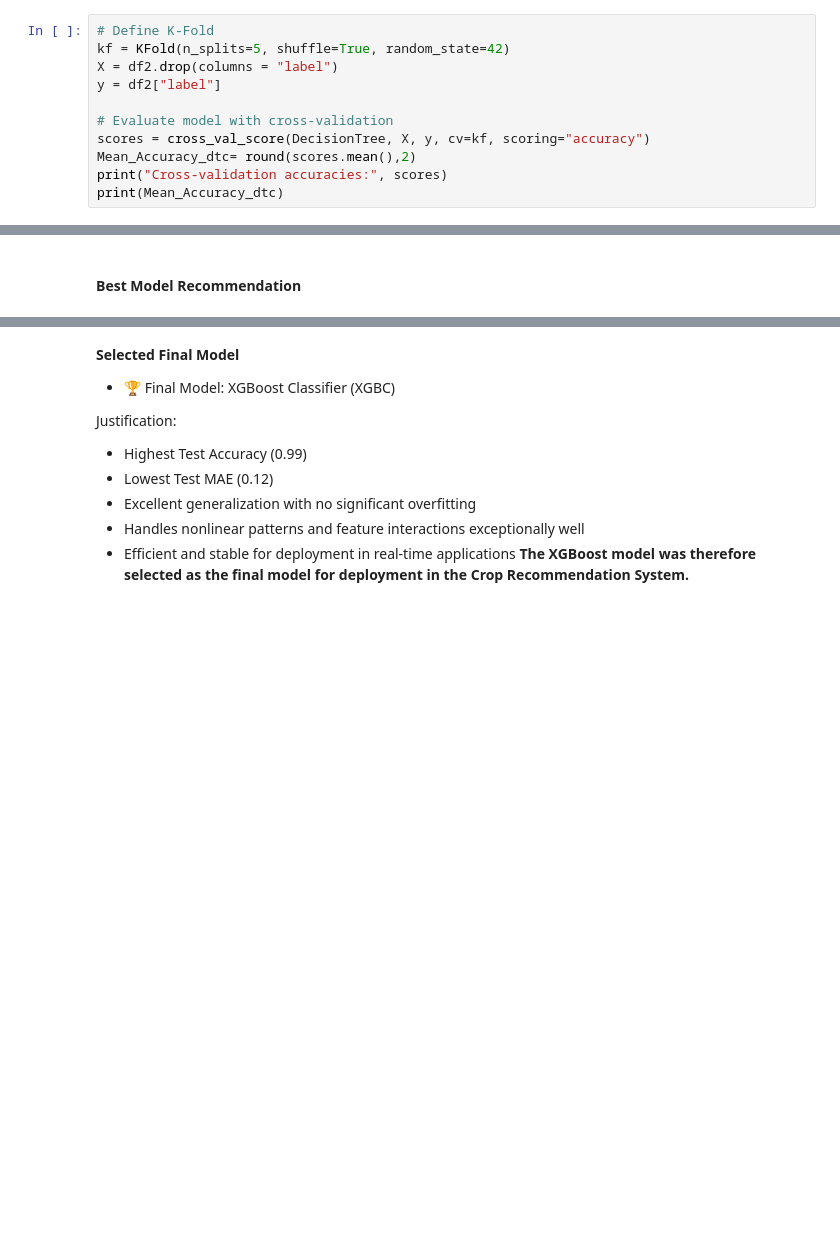
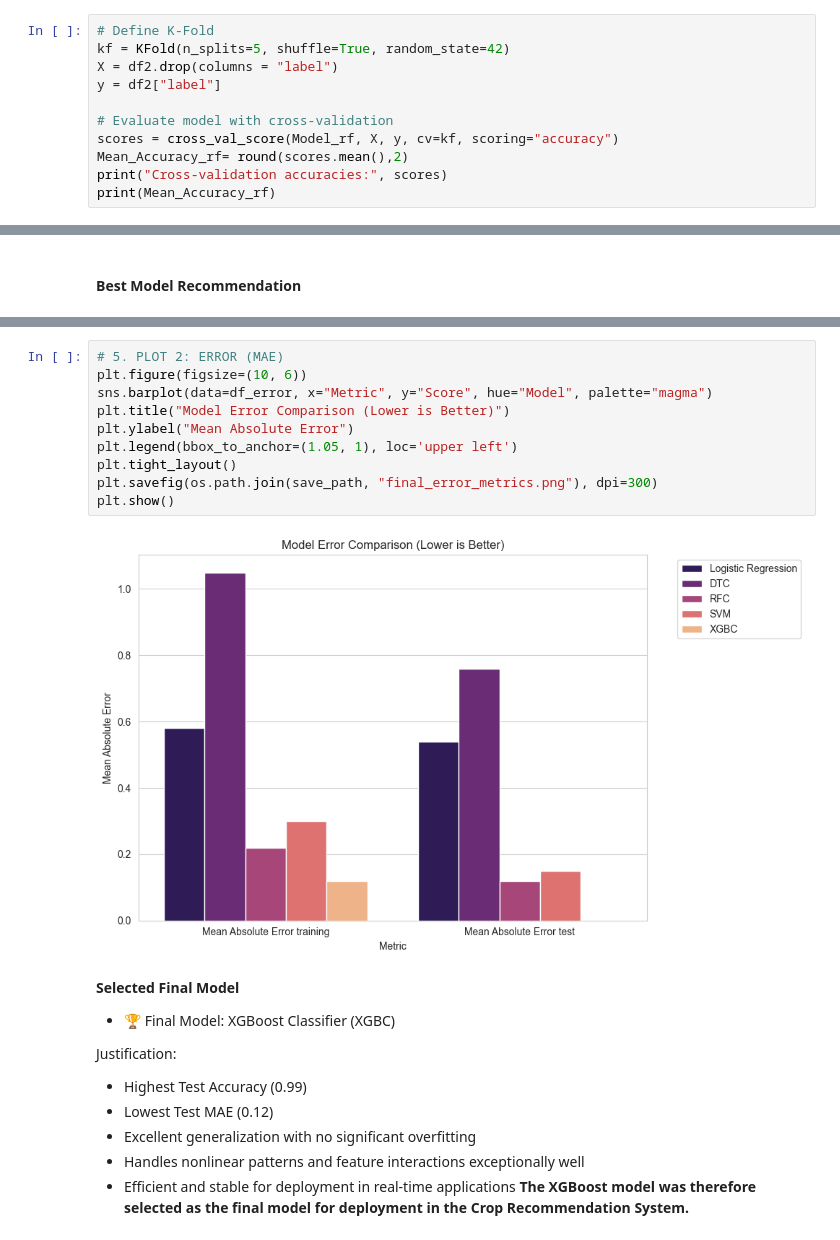
Before and after one commit to aykahsay/Crop-Recommendation-Capstone-Project, a Jupyter notebook: notebooks/02_model_training._model_selection.ipynb, the cells around one changed output, grey strips where cells are left out. Saved outputs shown, nothing was run; the diff lists cells and outputs as text; blank space fills up the shorter version.

```diff
--- a/notebooks/02_model_training._model_selection.ipynb
+++ b/notebooks/02_model_training._model_selection.ipynb
@@ -287,7 +313,7 @@ X = df2.drop(columns = "label")
 y = df2["label"]
 
 # Evaluate model with cross-validation
-scores = cross_val_score(DecisionTree, X, y, cv=kf, scoring="accuracy")
-Mean_Accuracy_dtc= round(scores.mean(),2)
+scores = cross_val_score(Model_rf, X, y, cv=kf, scoring="accuracy")
+Mean_Accuracy_rf= round(scores.mean(),2)
 print("Cross-validation accuracies:", scores)
-print(Mean_Accuracy_dtc)
+print(Mean_Accuracy_rf)
@@ -523,3 +600,15 @@ plt.show()
+# %%
+# 5. PLOT 2: ERROR (MAE)
+plt.figure(figsize=(10, 6))
+sns.barplot(data=df_error, x="Metric", y="Score", hue="Model", palette="magma")
+plt.title("Model Error Comparison (Lower is Better)")
+plt.ylabel("Mean Absolute Error")
+plt.legend(bbox_to_anchor=(1.05, 1), loc='upper left')
+plt.tight_layout()
+plt.savefig(os.path.join(save_path, "final_error_metrics.png"), dpi=300)
+plt.show()
+# %% [output]
+[figure, added]
 # %% [markdown]
 **Selected Final Model**
 - 🏆 Final Model: XGBoost Classifier (XGBC)
```
Also changed, not shown: parts of 33 cells of this notebook, 3 other files.
